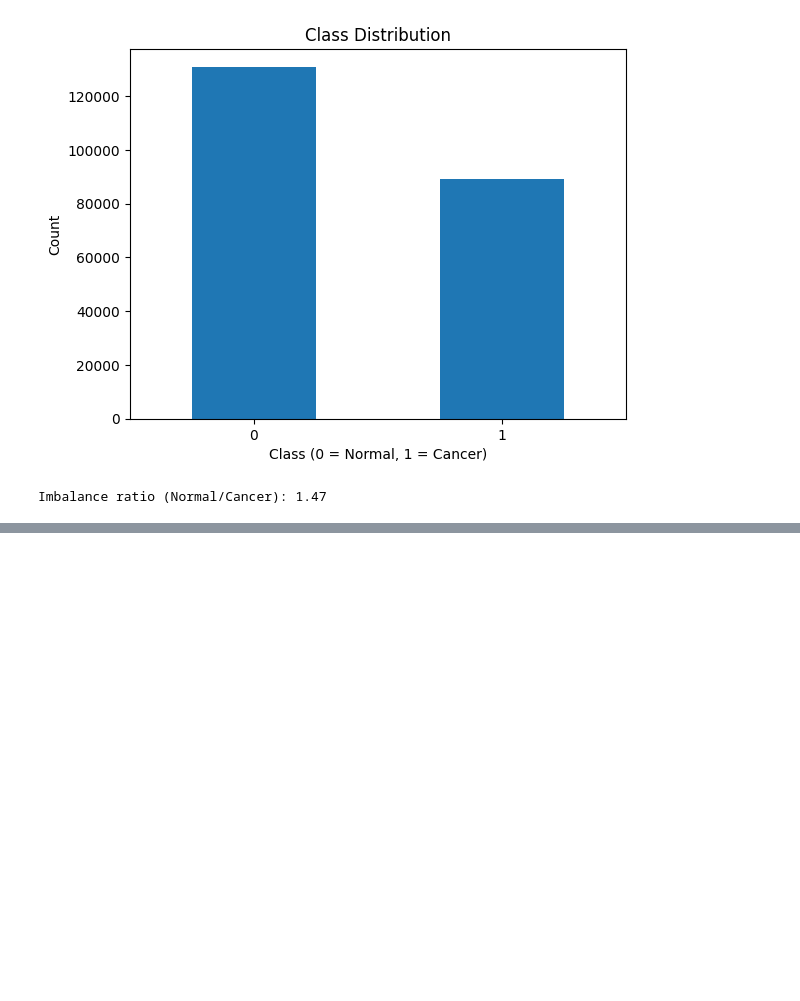
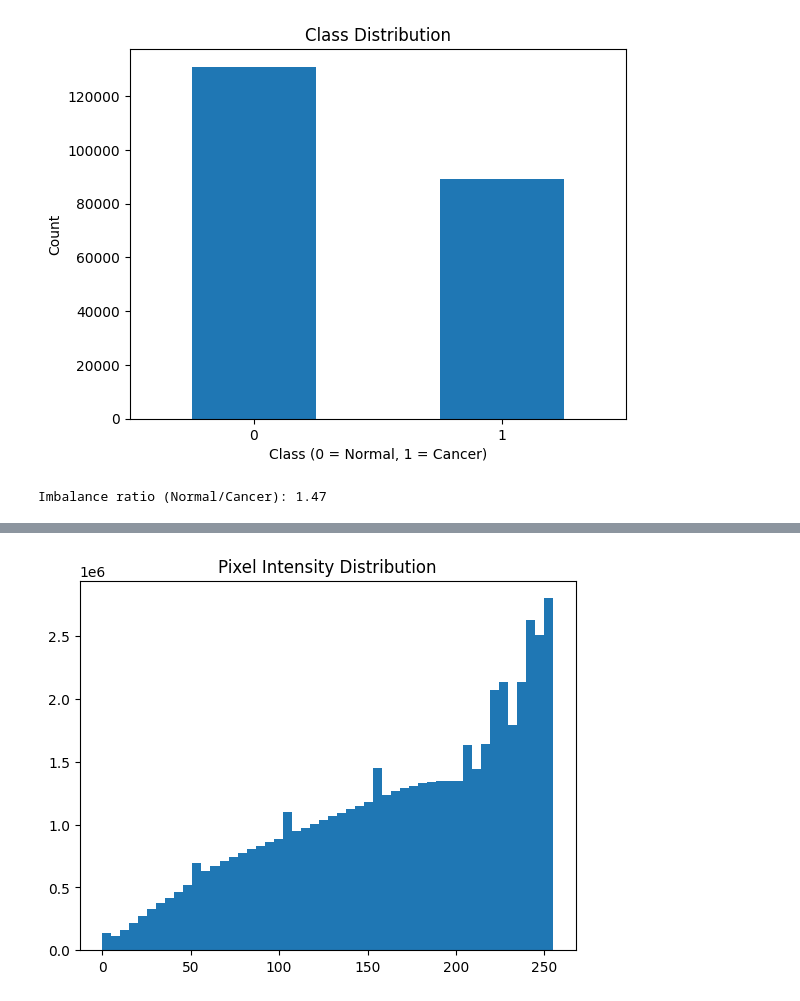
Before and after one commit to ErikShahbazyan/Histopathologic-Cancer-Detection, a Jupyter notebook: notebook/EDA.ipynb, the cells around one changed output, grey strips where cells are left out. Saved outputs shown, nothing was run; the diff lists cells and outputs as text; code cells hidden in the pictures; blank space fills up the shorter version.

```diff
--- a/notebook/EDA.ipynb
+++ b/notebook/EDA.ipynb
@@ -98,0 +159,6 @@ Imbalance ratio (Normal/Cancer): 1.47
+# %%
+plt.hist(images.flatten(), bins=50)
+plt.title("Pixel Intensity Distribution")
+plt.show()
+# %% [output]
+[figure, added]
```
Also changed, not shown: parts of 8 cells of this notebook.
